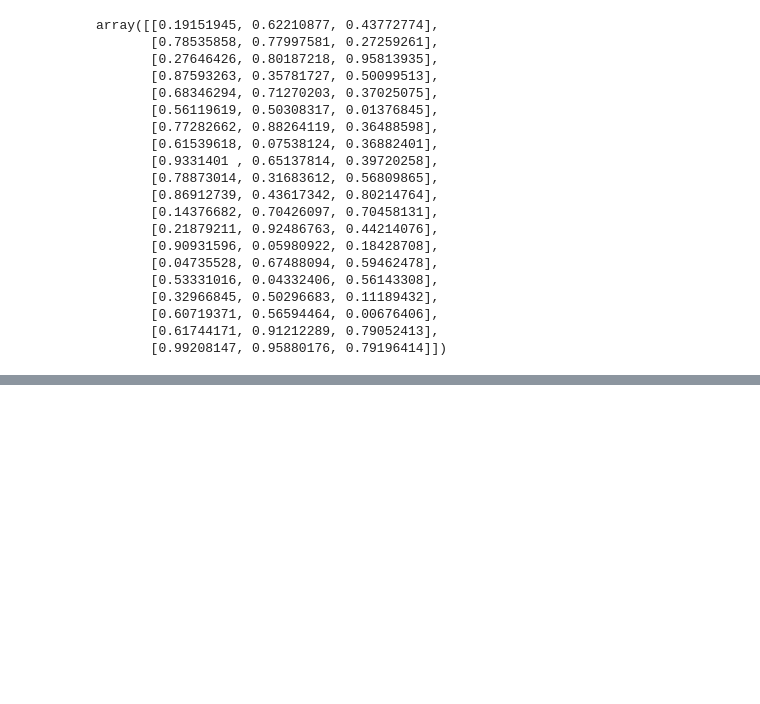
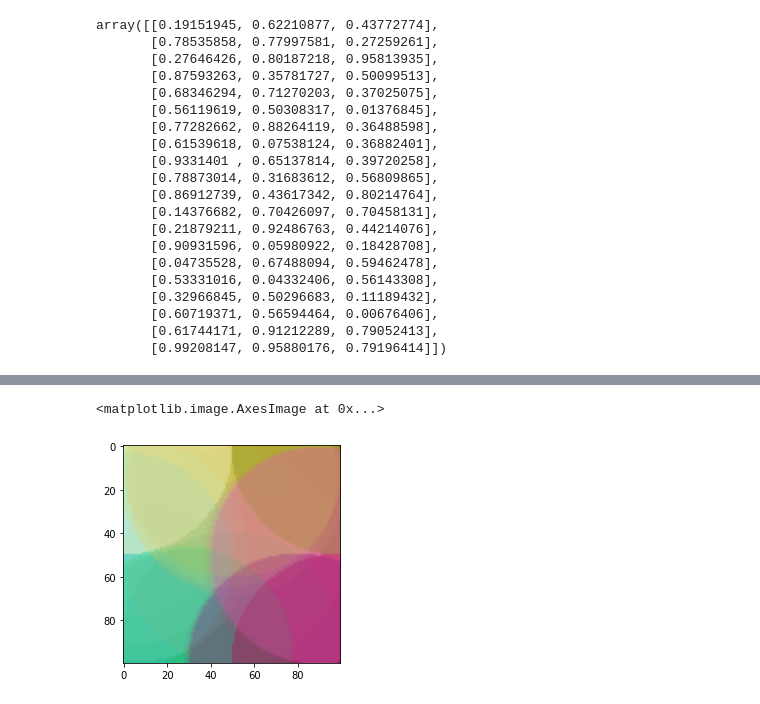
Before and after one commit to transferhp/kohonen-network-challenge, a Jupyter notebook: notebook/som_example.ipynb, the cells around one changed output, grey strips where cells are left out. Saved outputs shown, nothing was run; the diff lists cells and outputs as text; code cells hidden in the pictures; blank space fills up the shorter version.

Commit message:
add example of large som network

```diff
--- a/notebook/som_example.ipynb
+++ b/notebook/som_example.ipynb
@@ -88,0 +91,2 @@ Wall time: 1.54 s
+# %%
+som_large = SOM(100,100, 1000)
@@ -88,0 +113,6 @@ Wall time: 1.54 s
+# %%
+image_data = som_large.get_map
+plt.imshow(image_data)
+# %% [output]
+<matplotlib.image.AxesImage at 0x...>
+[figure, added]
```
Also changed, not shown: parts of 5 cells of this notebook.
